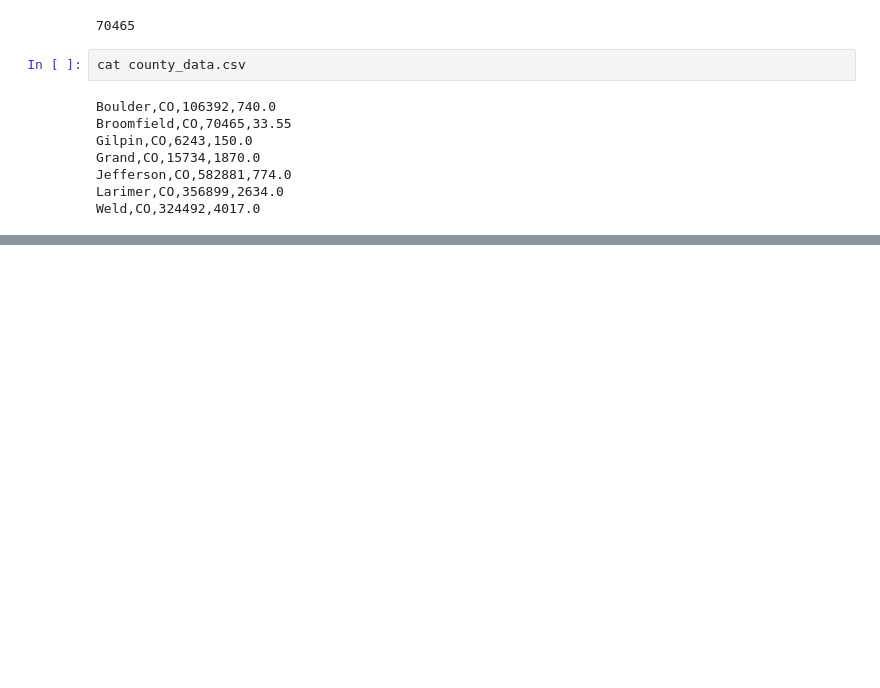
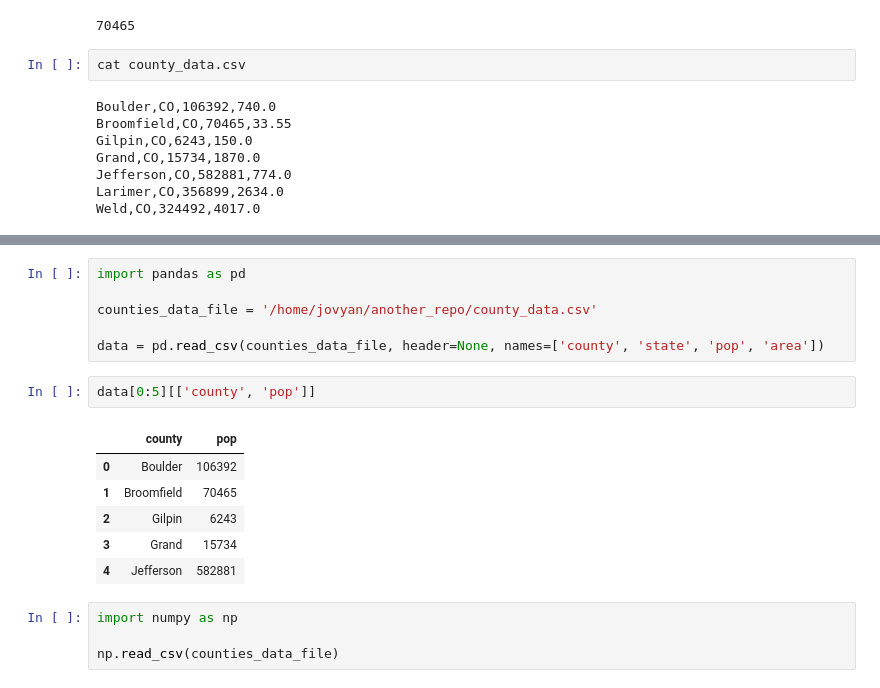
Before and after one commit to jtstanley/DS2_materials, a Jupyter notebook: Intro_python_discussion.ipynb, the cells around one changed output, grey strips where cells are left out. Saved outputs shown, nothing was run; the diff lists cells and outputs as text; blank space fills up the shorter version.

```diff
--- a/Intro_python_discussion.ipynb
+++ b/Intro_python_discussion.ipynb
@@ -324,0 +481,19 @@ Weld,CO,324492,4017.0
+# %%
+import pandas as pd
+
+counties_data_file = '/home/jovyan/another_repo/county_data.csv'
+
+data = pd.read_csv(counties_data_file, header=None, names=['county', 'state', 'pop', 'area'])
+# %%
+data[0:5][['county', 'pop']]
+# %% [output]
+|  | county | pop |
+| 0 | Boulder | 106392 |
+| 1 | Broomfield | 70465 |
+| 2 | Gilpin | 6243 |
+| 3 | Grand | 15734 |
+| 4 | Jefferson | 582881 |
+# %%
+import numpy as np
+
+np.read_csv(counties_data_file)
```
Also changed, not shown: parts of 22 cells of this notebook.
